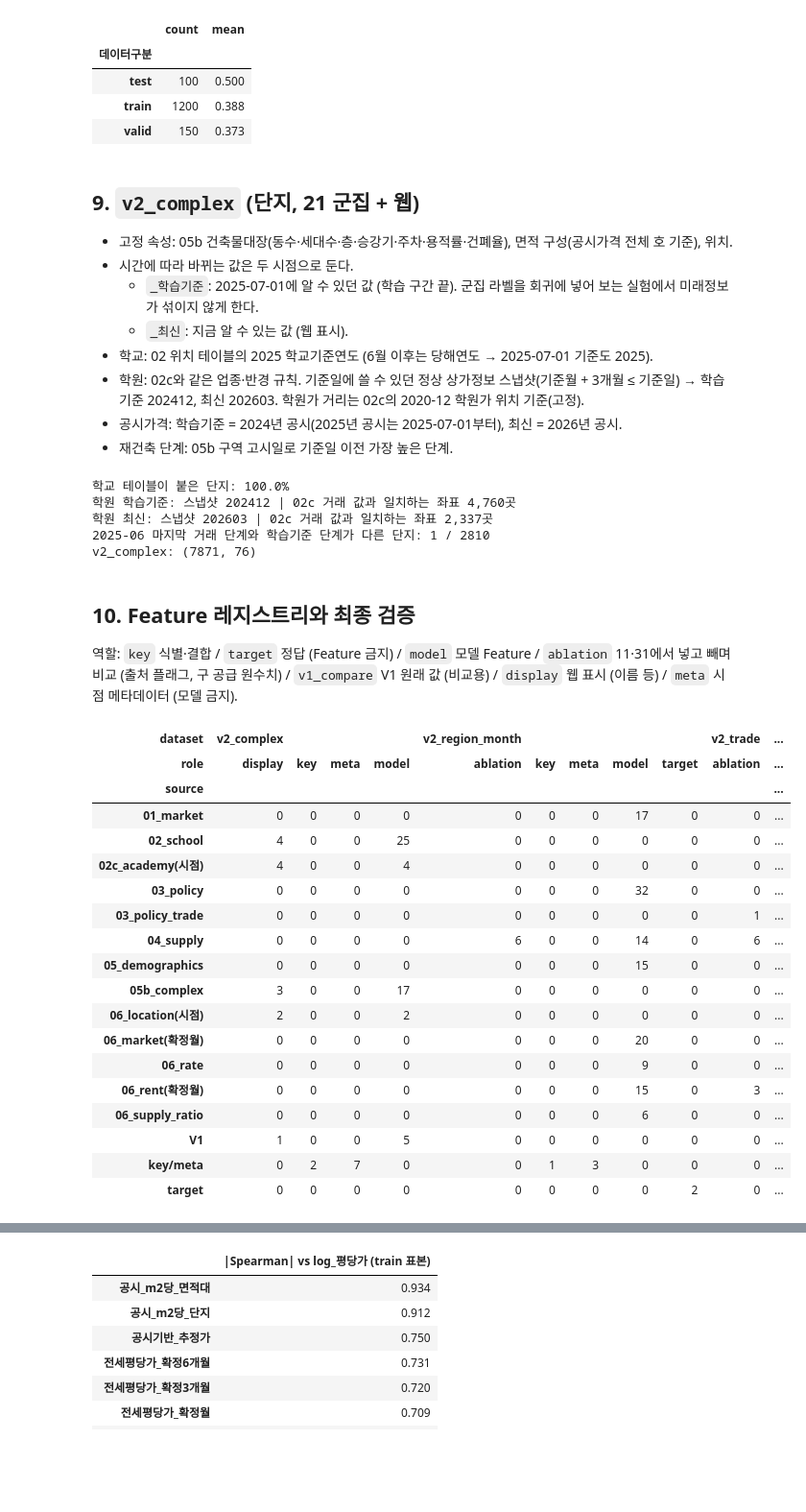
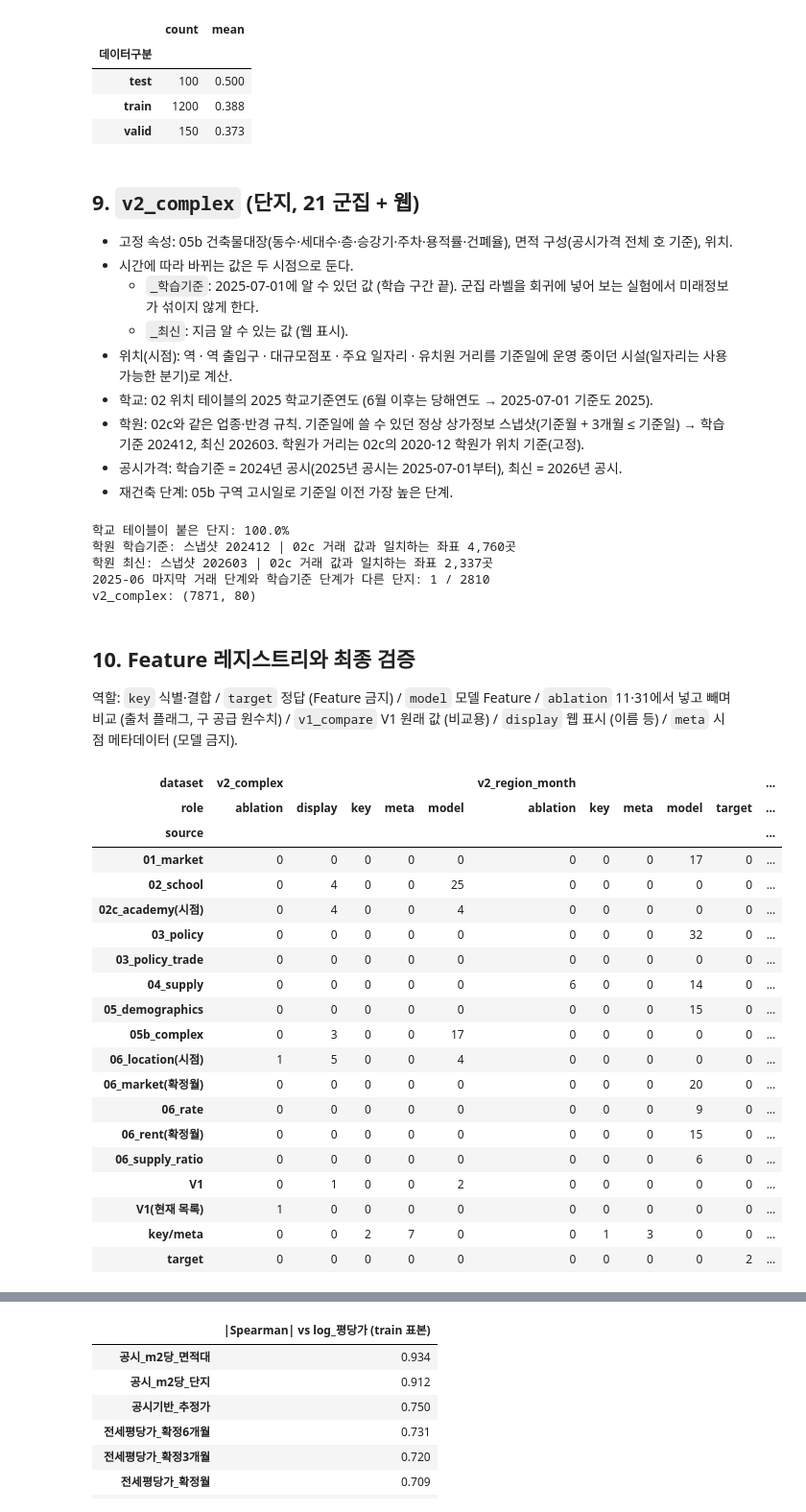
Before and after one commit to Overlay1010/apartment_price, a Jupyter notebook: notebook/v2_5year_notebook/eda/v2/06_feature_merge.ipynb, the cells around one changed output, grey strips where cells are left out. Shown at 96% size. Drawn from its saved outputs; the diff is of its cells as text; code cells hidden in the pictures; blank space fills up the shorter version.

```diff
--- a/notebook/v2_5year_notebook/eda/v2/06_feature_merge.ipynb
+++ b/notebook/v2_5year_notebook/eda/v2/06_feature_merge.ipynb
@@ -757,9 +942,9 @@ print("구×월 V2 Feature:", len(GM_FROM))
 KEY_COLS = ["transaction_id", "단지일련번호", "시군구명", "법정동", "단지명", "계약일자", "거래월일자"]
 TARGET_COLS = ["거래금액", "log_price", "평당가", "log_평당가"]
 V1_KEEP = ["전용면적", "층", "연식", "경과월", "월_sin", "월_cos", "위도", "경도",
-           "유치원거리_m", "응급의료기관거리_m", "주요일자리거리_m", "거래유형", "토지임대부아파트여부", "건축년도"]
+           "응급의료기관거리_m", "거래유형", "토지임대부아파트여부", "건축년도"]
 V1_TO_V1SUFFIX = V1_MARKET_COLS + V1_RENT_COLS + [c for c in V1_RATE_COLS if not c.startswith("기준금리")] \
-    + ["역세권거리_m", "대규모점포거리_m", "초등학교거리_m", "중학교거리_m", "고등학교거리_m"]
+    + ["역세권거리_m", "대규모점포거리_m", "초등학교거리_m", "중학교거리_m", "고등학교거리_m", "유치원거리_m", "주요일자리거리_m"]
 V1_DROPPED_POLICY = ["DSR단계", "스트레스DSR단계", "규제지역여부", "주담대규제강화여부", "고가주택_주담대한도차등여부"]
 
 trade = v1[KEY_COLS + TARGET_COLS + V1_KEEP].copy()
@@ -782,6 +967,7 @@ trade = attach(trade, rent_trade, "transaction_id", "rent", validate="one_to_one
 trade = attach(trade, rates[["거래월일자"] + RATE_COLS], "거래월일자", "rates")
 trade = attach(trade, trade_station[["transaction_id", "역세권거리_m"]], "transaction_id", "station", validate="one_to_one")
 trade = attach(trade, trade_store[["transaction_id", "대규모점포거리_m"]], "transaction_id", "store", validate="one_to_one")
+trade = attach(trade, location_extra, "transaction_id", "location_extra", validate="one_to_one")
 
 school = pd.read_parquet(PROCESSED_DIR / "school_environment_v2.parquet")
 policy_trade = pd.read_parquet(PROCESSED_DIR / "policy_trade_v2.parquet")
@@ -958,6 +1144,7 @@ v2_region_month: (1500, 140)
 - 시간에 따라 바뀌는 값은 두 시점으로 둔다.
   - `_학습기준`: 2025-07-01에 알 수 있던 값 (학습 구간 끝). 군집 라벨을 회귀에 넣어 보는 실험에서 미래정보가 섞이지 않게 한다.
   - `_최신`: 지금 알 수 있는 값 (웹 표시).
+- 위치(시점): 역 · 역 출입구 · 대규모점포 · 주요 일자리 · 유치원 거리를 기준일에 운영 중이던 시설(일자리는 사용 가능한 분기)로 계산.
 - 학교: 02 위치 테이블의 2025 학교기준연도 (6월 이후는 당해연도 → 2025-07-01 기준도 2025).
 - 학원: 02c와 같은 업종·반경 규칙. 기준일에 쓸 수 있던 정상 상가정보 스냅샷(기준월 + 3개월 ≤ 기준일)
   → 학습기준 202412, 최신 202603. 학원가 거리는 02c의 2020-12 학원가 위치 기준(고정).
@@ -973,8 +1160,7 @@ cx = (v1.groupby("단지일련번호")
       .agg(단지명=("단지명", "first"), 시군구명=("시군구명", "first"), 법정동=("법정동", "first"),
            건축년도=("건축년도", "min"),
            위도=("위도", lambda s: s.mode().iloc[0]), 경도=("경도", lambda s: s.mode().iloc[0]),
-           유치원거리_m=("유치원거리_m", "median"), 응급의료기관거리_m=("응급의료기관거리_m", "median"),
-           주요일자리거리_m=("주요일자리거리_m", "median"),
+           응급의료기관거리_m=("응급의료기관거리_m", "median"),
            거래건수_학습기간=("거래월일자", lambda s: int((s < TRAIN_END).sum())),
            첫거래월=("거래월일자", "min"), 마지막거래월=("거래월일자", "max"))
       .reset_index())
@@ -985,6 +1171,9 @@ cx = cx.merge(unit_mix, on="단지일련번호", how="left", validate="one_to_on
 for tag, day in [("학습기준", SNAP_TRAIN), ("최신", SNAP_LATEST)]:
     act_st = stations[stations["개통일"].isna() | (stations["개통일"] < day)]
     cx[f"역세권거리_m_{tag}"] = nearest_m(cx["위도"], cx["경도"], act_st["역위도"], act_st["역경도"])
+    cx[f"역출입구거리_m_{tag}"] = entrance_dist(day, cx["위도"], cx["경도"])
+    cx[f"주요일자리거리_m_{tag}"] = job_dist(job_quarter(day)["top10"], cx["위도"], cx["경도"])
+    cx[f"유치원거리_m_{tag}"] = kinder_dist(day, cx["위도"], cx["경도"])
     act = active_stores(day) if tag == "학습기준" else now
     d = nearest_m(cx["위도"], cx["경도"], act["위도"], act["경도"])
     cx[f"대규모점포거리_m_{tag}"] = np.where(d < 1, 0, d)
@@ -1071,7 +1260,7 @@ print("v2_complex:", cx.shape)
 학원 학습기준: 스냅샷 202412 | 02c 거래 값과 일치하는 좌표 4,760곳
 학원 최신: 스냅샷 202603 | 02c 거래 값과 일치하는 좌표 2,337곳
 2025-06 마지막 거래 단계와 학습기준 단계가 다른 단지: 1 / 2810
-v2_complex: (7871, 76)
+v2_complex: (7871, 80)
 # %% [markdown]
 ## 10. Feature 레지스트리와 최종 검증
 
@@ -1084,16 +1273,23 @@ v2_complex: (7871, 76)
 # ============================================================
 FORBIDDEN = {"거래금액", "log_price", "평당가", "log_평당가", "향후3개월_변화율", "상승여부",
              "등기일자", "해제여부", "해제사유발생일", "매도자", "매수자", "중개사소재지"}
-ABLATION = set(SUPPLY_GU_COUNTS) | {c for c in RENT_COLS if c.startswith("전세피처출처")} | {"예상가격_출처"}
+# 응급의료기관 · 유치원 거리: 원천이 현재 목록이라 과거 시점을 보장할 수 없다 (유치원은 폐원 기관 누락) → 기본 Feature에서 빼고 11에서 비교
+CURRENT_LIST = {"응급의료기관거리_m", "유치원거리_m", "유치원거리_m_학습기준"}
+ABLATION = set(SUPPLY_GU_COUNTS) | {c for c in RENT_COLS if c.startswith("전세피처출처")} | {"예상가격_출처"} | CURRENT_LIST
 DISPLAY = {"단지명", "토허_근거", "최근접초등_학교명", "최근접중학_학교명", "최근접학원가명", "최근접3대학원가명"} | set(SCHOOL_NAME_COLS)
 META = {"계약일자", "거래월일자", "기준월", "예측시점", "데이터구분", "학교기준연도", "공시연도", "학원스냅샷기준월",
         "학원스냅샷_경과개월", "사용승인연도", "면적기준연도", "건축년도", "첫거래월", "마지막거래월", "거래건수_학습기간", "법정동"}
 KEYS = {"transaction_id", "단지일련번호", "시군구명", "자치구"}
 
 
+LOCATION_PIT = ("역세권거리_m", "대규모점포거리_m", "역출입구거리_m", "주요일자리거리_m", "유치원거리_m")
+
+
 def source_of(c, dataset):
     if c in KEYS or c in META:
         return "key/meta"
+    if c == "응급의료기관거리_m":
+        return "V1(현재 목록)"
     if c.endswith("_v1") or c in ("위도", "경도"):
         return "V1"
     if c in GM_FROM:
@@ -1104,7 +1300,7 @@ def source_of(c, dataset):
         return "06_rent(확정월)"
     if c in RATE_COLS:
         return "06_rate"
-    if c in ("역세권거리_m", "대규모점포거리_m") or c.startswith(("역세권거리_m_", "대규모점포거리_m_")):
+    if c in LOCATION_PIT or c.startswith(tuple(f"{p}_" for p in LOCATION_PIT)):
         return "06_location(시점)"
     if c.startswith(tuple(n for _, _, n in ACADEMY_RADIUS)) and dataset == "v2_complex":
         return "02c_academy(시점)"
@@ -1123,54 +1319,55 @@ def role_of(c):
     if c in FORBIDDEN:
         return "target"
     if c in KEYS:
         return "key"
     if c in META:
         return "meta"
     if c.endswith("_v1"):
         return "v1_compare"
     if c in DISPLAY or c.endswith(("학교명", "학원가명", "_최신")):
         return "display"
     if c in ABLATION:
         return "ablation"
     return "model"
 
 
-TIMING = {"V1": "고정(위치·물리) 또는 계약일", "06_market(확정월)": "m-2월까지 실거래", "06_rent(확정월)": "m-2월까지 전월세",
-          "06_rate": "기준금리 m-1, 대출금리 m-2", "06_location(시점)": "역 개통일 ≤ 계약일, 점포 계약월 1일 영업",
+TIMING = {"V1": "고정(위치·물리) 또는 계약일", "V1(현재 목록)": "현재 지정 목록 — 과거 시점 미반영 (ablation)", "06_market(확정월)": "m-2월까지 실거래", "06_rent(확정월)": "m-2월까지 전월세",
+          "06_rate": "기준금리 m-1, 대출금리 m-2", "06_location(시점)": "역·출입구 개통일 ≤ 계약일, 점포 계약월 1일 영업, 주요 일자리 분기 시작+5개월 ≤ 계약일, 유치원 개원일 ≤ 계약일",
           "01_market": "부동산원 m-2, 한은 m-1", "03_policy": "발표 < m월 1일", "03_policy_trade": "발표 < 계약일",
           "04_supply": "공표 M+1 → m=M+2", "06_supply_ratio": "공급 M+2, 재고 t년 → t+1년 8월",
           "05_demographics": "공표 M+1 → m=M+2", "02_school": "6월 이후 당해연도 학교 통계, 학원 스냅샷 기준월+3개월",
           "02c_academy(시점)": "상가정보 기준월 + 3개월 ≤ 기준일 (정상 스냅샷)",
           "05b_complex": "공시 Y년 → Y년 7월, 정비 고시일 < 계약일, 대장은 고정 속성", "target": "-", "key/meta": "-"}
 
 rows = []
 for dataset, frame in [("v2_trade", trade), ("v2_region_month", region), ("v2_complex", cx)]:
     for c in frame.columns:
         src = source_of(c, dataset)
         rows.append({"dataset": dataset, "column": c, "role": role_of(c), "source": src, "timing": TIMING.get(src, ""),
                      "dtype": str(frame[c].dtype), "na_rate": round(float(frame[c].isna().mean()), 4)})
 registry = pd.DataFrame(rows)
 display(registry.pivot_table(index="source", columns=["dataset", "role"], values="column", aggfunc="count", fill_value=0))
 # %% [output]
-| dataset | v2_complex |  |  |  | v2_region_month |  |  |  |  | v2_trade | ... |
-| role | display | key | meta | model | ablation | key | meta | model | target | ablation | ... |
+| dataset | v2_complex |  |  |  |  | v2_region_month |  |  |  |  | ... |
+| role | ablation | display | key | meta | model | ablation | key | meta | model | target | ... |
 | source |  |  |  |  |  |  |  |  |  |  | ... |
-| 01_market | 0 | 0 | 0 | 0 | 0 | 0 | 0 | 17 | 0 | 0 | ... |
-| 02_school | 4 | 0 | 0 | 25 | 0 | 0 | 0 | 0 | 0 | 0 | ... |
-| 02c_academy(시점) | 4 | 0 | 0 | 4 | 0 | 0 | 0 | 0 | 0 | 0 | ... |
-| 03_policy | 0 | 0 | 0 | 0 | 0 | 0 | 0 | 32 | 0 | 0 | ... |
-| 03_policy_trade | 0 | 0 | 0 | 0 | 0 | 0 | 0 | 0 | 0 | 1 | ... |
-| 04_supply | 0 | 0 | 0 | 0 | 6 | 0 | 0 | 14 | 0 | 6 | ... |
-| 05_demographics | 0 | 0 | 0 | 0 | 0 | 0 | 0 | 15 | 0 | 0 | ... |
-| 05b_complex | 3 | 0 | 0 | 17 | 0 | 0 | 0 | 0 | 0 | 0 | ... |
-| 06_location(시점) | 2 | 0 | 0 | 2 | 0 | 0 | 0 | 0 | 0 | 0 | ... |
-| 06_market(확정월) | 0 | 0 | 0 | 0 | 0 | 0 | 0 | 20 | 0 | 0 | ... |
-| 06_rate | 0 | 0 | 0 | 0 | 0 | 0 | 0 | 9 | 0 | 0 | ... |
-| 06_rent(확정월) | 0 | 0 | 0 | 0 | 0 | 0 | 0 | 15 | 0 | 3 | ... |
-| 06_supply_ratio | 0 | 0 | 0 | 0 | 0 | 0 | 0 | 6 | 0 | 0 | ... |
-| V1 | 1 | 0 | 0 | 5 | 0 | 0 | 0 | 0 | 0 | 0 | ... |
-| key/meta | 0 | 2 | 7 | 0 | 0 | 1 | 3 | 0 | 0 | 0 | ... |
-| target | 0 | 0 | 0 | 0 | 0 | 0 | 0 | 0 | 2 | 0 | ... |
+| 01_market | 0 | 0 | 0 | 0 | 0 | 0 | 0 | 0 | 17 | 0 | ... |
+| 02_school | 0 | 4 | 0 | 0 | 25 | 0 | 0 | 0 | 0 | 0 | ... |
+| 02c_academy(시점) | 0 | 4 | 0 | 0 | 4 | 0 | 0 | 0 | 0 | 0 | ... |
+| 03_policy | 0 | 0 | 0 | 0 | 0 | 0 | 0 | 0 | 32 | 0 | ... |
+| 03_policy_trade | 0 | 0 | 0 | 0 | 0 | 0 | 0 | 0 | 0 | 0 | ... |
+| 04_supply | 0 | 0 | 0 | 0 | 0 | 6 | 0 | 0 | 14 | 0 | ... |
+| 05_demographics | 0 | 0 | 0 | 0 | 0 | 0 | 0 | 0 | 15 | 0 | ... |
+| 05b_complex | 0 | 3 | 0 | 0 | 17 | 0 | 0 | 0 | 0 | 0 | ... |
+| 06_location(시점) | 1 | 5 | 0 | 0 | 4 | 0 | 0 | 0 | 0 | 0 | ... |
+| 06_market(확정월) | 0 | 0 | 0 | 0 | 0 | 0 | 0 | 0 | 20 | 0 | ... |
+| 06_rate | 0 | 0 | 0 | 0 | 0 | 0 | 0 | 0 | 9 | 0 | ... |
+| 06_rent(확정월) | 0 | 0 | 0 | 0 | 0 | 0 | 0 | 0 | 15 | 0 | ... |
+| 06_supply_ratio | 0 | 0 | 0 | 0 | 0 | 0 | 0 | 0 | 6 | 0 | ... |
+| V1 | 0 | 1 | 0 | 0 | 2 | 0 | 0 | 0 | 0 | 0 | ... |
+| V1(현재 목록) | 1 | 0 | 0 | 0 | 0 | 0 | 0 | 0 | 0 | 0 | ... |
+| key/meta | 0 | 0 | 2 | 7 | 0 | 0 | 1 | 3 | 0 | 0 | ... |
+| target | 0 | 0 | 0 | 0 | 0 | 0 | 0 | 0 | 0 | 2 | ... |
 # %%
 # ============================================================
 # 최종 검증
```
Also changed, not shown: parts of 8 cells of this notebook, 20 other files.
